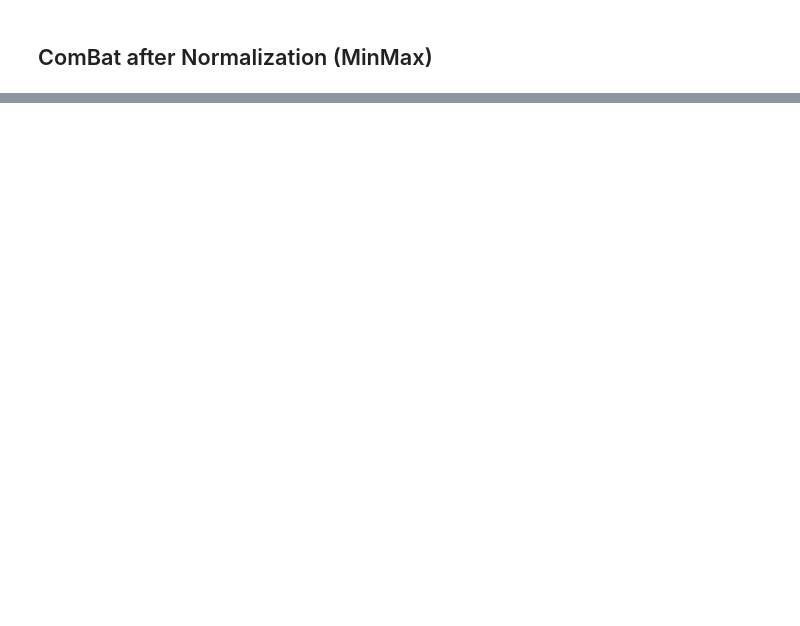
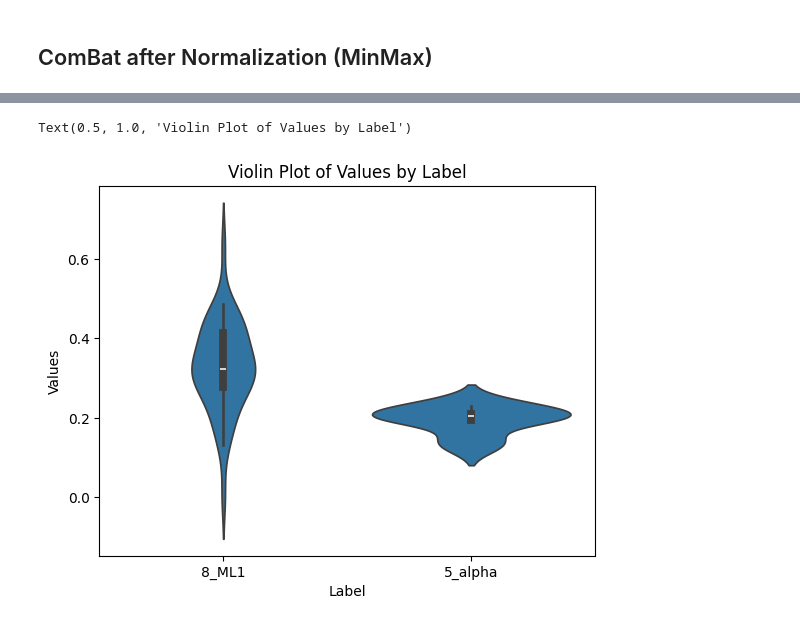
Before and after one commit to ramseylab/vgramreg, a Jupyter notebook: notebooks/check_batch_effect_in_data.ipynb, the cells around one changed output, grey strips where cells are left out. Saved outputs shown, nothing was run; the diff lists cells and outputs as text; code cells hidden in the pictures; blank space fills up the shorter version.

```diff
--- a/notebooks/check_batch_effect_in_data.ipynb
+++ b/notebooks/check_batch_effect_in_data.ipynb
@@ -203,0 +187,7 @@ This will become an error in seaborn v0.14.0; please update your code.
+# %%
+ML1_eight = ML1_X['univariate, max(S)'][ML1_y==8].to_list()
+alpha_fiv = alpha_X['univariate, max(S)'][alpha_y==5].to_list()
+df = pd.DataFrame({'labels':['8_ML1']*len(ML1_eight) + ['5_alpha']*len(alpha_fiv),
+                  'values': ML1_eight + alpha_fiv})
+
+df
@@ -203,0 +212,8 @@ This will become an error in seaborn v0.14.0; please update your code.
+# %%
+sns.violinplot(x='labels', y='values', data=df)
+plt.xlabel('Label')
+plt.ylabel('Values')
+plt.title('Violin Plot of Values by Label')
+# %% [output]
+Text(0.5, 1.0, 'Violin Plot of Values by Label')
+[figure, added]
```
Also changed, not shown: parts of 20 cells of this notebook, 3 other files.
